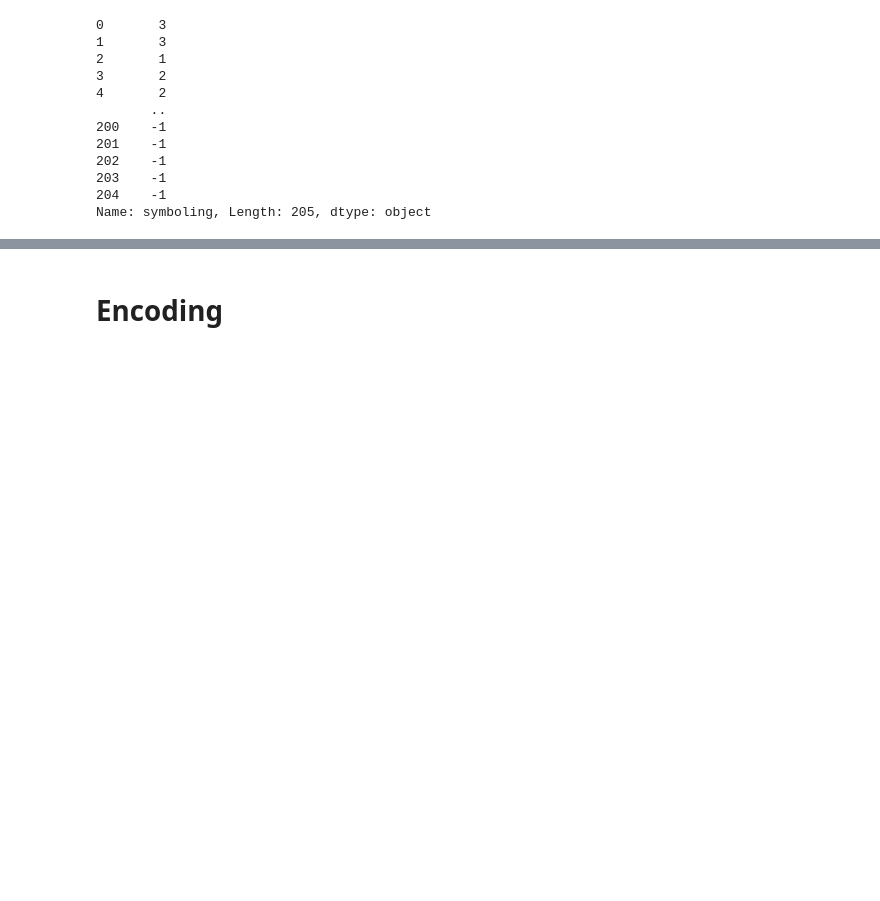
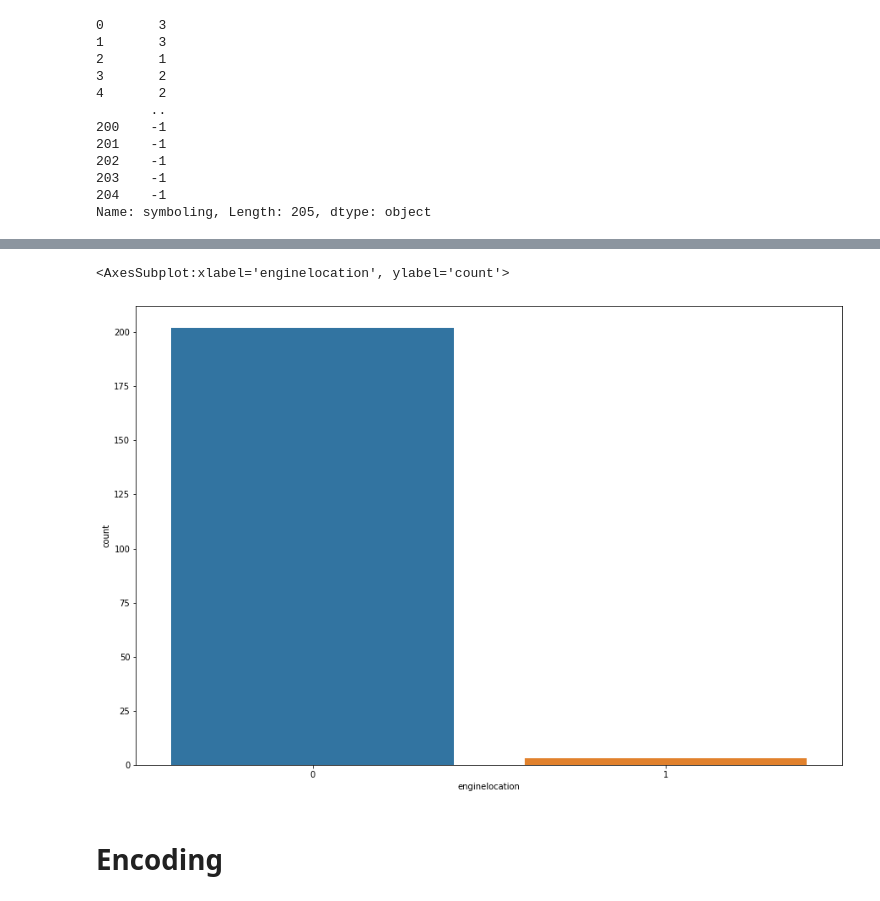
Before and after one commit to aana0308/Car-Price-Prediction, a Jupyter notebook: notebooks/Multiple Linear Regression Analysis.ipynb, the cells around one changed output, grey strips where cells are left out. Drawn from its saved outputs; the diff is of its cells as text; code cells hidden in the pictures; blank space fills up the shorter version.

```diff
--- a/notebooks/Multiple Linear Regression Analysis.ipynb
+++ b/notebooks/Multiple Linear Regression Analysis.ipynb
@@ -191,3 +205,10 @@ Name: symboling, Length: 205, dtype: object
+# %%
+#visualising the number of cars with front and rear engines
+plt.figure(figsize=(15,10))
+sns.countplot(df['enginelocation'])
+# %% [output]
+<AxesSubplot:xlabel='enginelocation', ylabel='count'>
+[figure, added]
 # %% [markdown]
 # Encoding
 # %%
```
Also changed, not shown: parts of 30 cells of this notebook.
